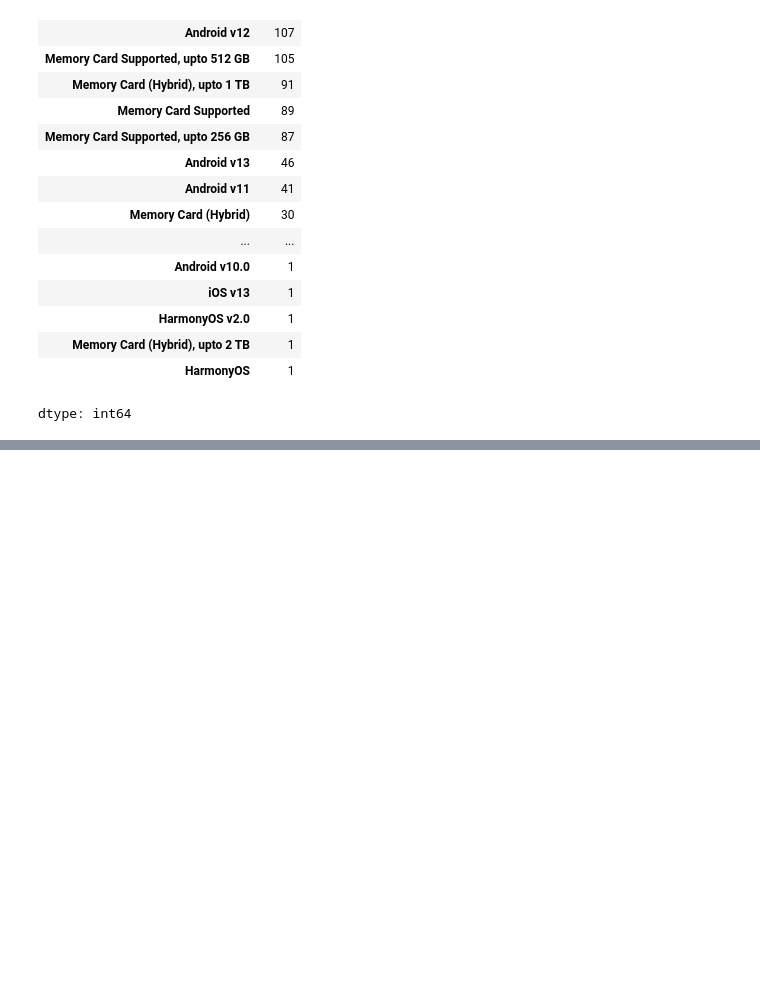
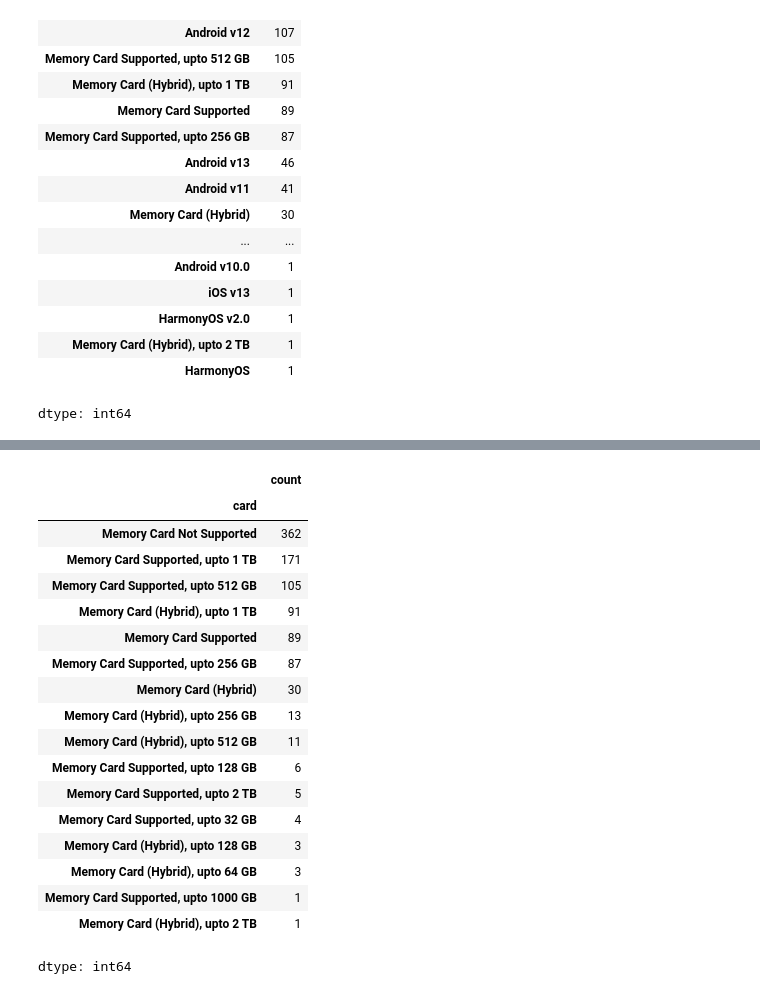
Before and after one commit to Muhammad-Waleed-Source/Data-Analysis-Process, a Jupyter notebook: Data Cleaning/1-Data-Cleaning.ipynb, the cells around one changed output, grey strips where cells are left out. Cells and saved outputs as stored; diff of their text form; code cells hidden in the pictures; blank space fills up the shorter version.

Commit message:
Card col fixed

```diff
--- a/Data Cleaning/1-Data-Cleaning.ipynb
+++ b/Data Cleaning/1-Data-Cleaning.ipynb
@@ -684,3 +684,10 @@ df1['card'].value_counts()
 | Memory Card (Hybrid), upto 2 TB | 1 |
 | HarmonyOS | 1 |
 dtype: int64
+# %%
+# So we also have Android values in the card col, so fixing them
+
+temp_df = df1[~df1['card'].str.contains('Memory Card')]
+temp_df
+
+# we got all those rows which contains Operating Systems
@@ -686,0 +708,26 @@ dtype: int64
+# %%
+df1.loc[temp_df.index, 'os'] = temp_df['card'].values
+# %%
+df1.loc[temp_df.index, 'card'] = 'Memory Card Not Supported'
+# %%
+df1['card'].value_counts() # now we only have memory card info in card col
+# %% [output]
+|  | count |
+| card |  |
+| Memory Card Not Supported | 362 |
+| Memory Card Supported, upto 1 TB | 171 |
+| Memory Card Supported, upto 512 GB | 105 |
+| Memory Card (Hybrid), upto 1 TB | 91 |
+| Memory Card Supported | 89 |
+| Memory Card Supported, upto 256 GB | 87 |
+| Memory Card (Hybrid) | 30 |
+| Memory Card (Hybrid), upto 256 GB | 13 |
+| Memory Card (Hybrid), upto 512 GB | 11 |
+| Memory Card Supported, upto 128 GB | 6 |
+| Memory Card Supported, upto 2 TB | 5 |
+| Memory Card Supported, upto 32 GB | 4 |
+| Memory Card (Hybrid), upto 128 GB | 3 |
+| Memory Card (Hybrid), upto 64 GB | 3 |
+| Memory Card Supported, upto 1000 GB | 1 |
+| Memory Card (Hybrid), upto 2 TB | 1 |
+dtype: int64
```
Also changed, not shown: parts of 1 cell of this notebook.
